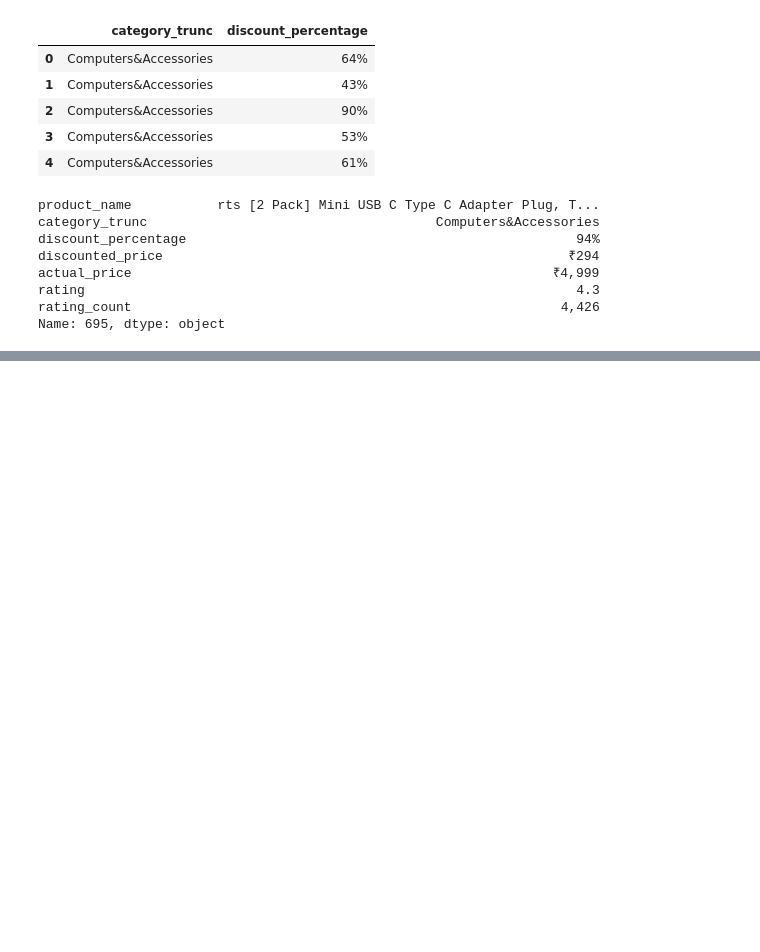
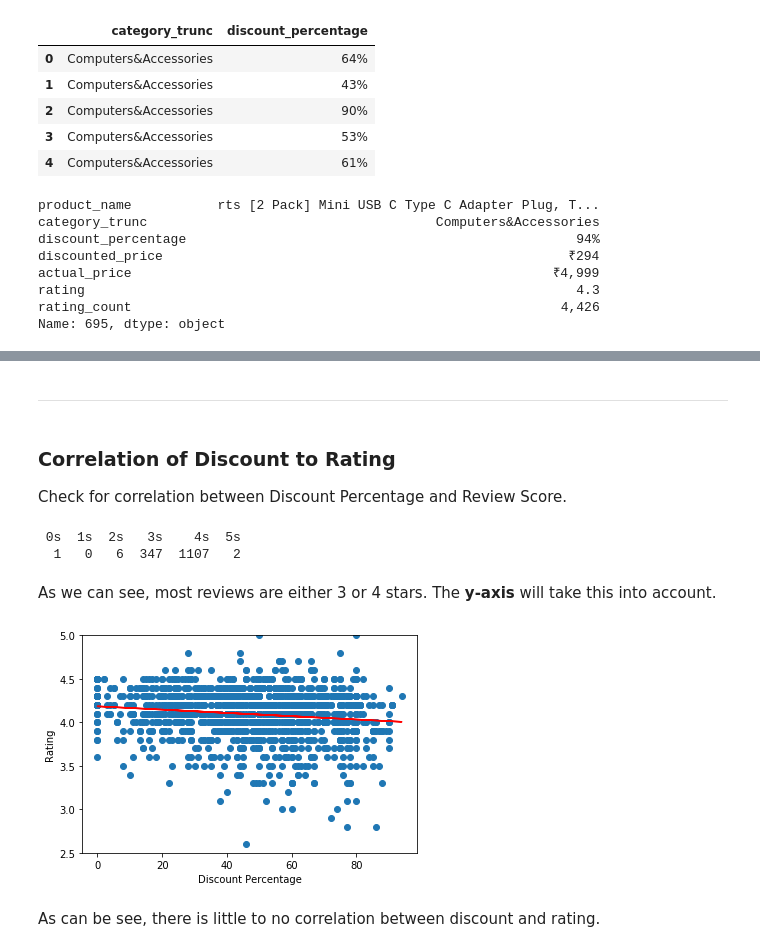
Before and after one commit to Sher213/Amazon-Data-Visualization, a Jupyter notebook: amazon-analysis.ipynb, the cells around one changed output, grey strips where cells are left out. Drawn from its saved outputs; the diff is of its cells as text; code cells hidden in the pictures; blank space fills up the shorter version.

```diff
--- a/amazon-analysis.ipynb
+++ b/amazon-analysis.ipynb
@@ -257 +282,55 @@ a
+# %% [markdown]
+<hr>
+# %% [markdown]
+### Correlation of Discount to Rating
+Check for correlation between Discount Percentage and Review Score.
+# %%
+#see how many 0s, 1s, 2s, 3s, 4s, 5s in ratings
+data['rating'] = data['rating'].astype(float) #convert ratings to float
+a = [0] * 6 # [# of 0s, # of 1s, ... , #of 5s]
+
+for i in data['rating']:
+    if 0 <= i < 1:
+        a[0]+=1
+    elif 1 <= i < 2:
+        a[1]+=1
+    elif 2 <= i < 3:
+        a[2]+=1
+    elif 3 <= i < 4:
+        a[3]+=1
+    elif 4 <= i < 5:
+        a[4]+=1
+    else:
+        a[5]+=1
+
+print('\n' + pd.DataFrame([a], columns=['0s', '1s', '2s', '3s', '4s', '5s']).to_string(index=False))
+# %% [output]
+ 0s  1s  2s   3s    4s  5s
+  1   0   6  347  1107   2
+# %% [markdown]
+As we can see, most reviews are either 3 or 4 stars. The **y-axis** will take this into account.
+# %%
+#x and y values
+x = data['disc_perc_int']
+y = data['rating']
+
+fig, ax = plt.subplots(figsize = (6,4))
+ax.scatter(x, y)
+
+ax.set_xlabel("Discount Percentage")
+ax.set_ylabel("Rating")
+
+#set limit of y axis
+plt.ylim(2.5, 5)
+
+#line of best fit
+m, c = np.polyfit(x, y, 1)
+y_fit = m * x + c
+plt.plot(x, y_fit, 'r')
+
+plt.show()
+# %% [output]
+[figure, added]
+# %% [markdown]
+As can be see, there is little to no correlation between discount and rating.
 # %%
```
Also changed, not shown: parts of 9 cells of this notebook.
